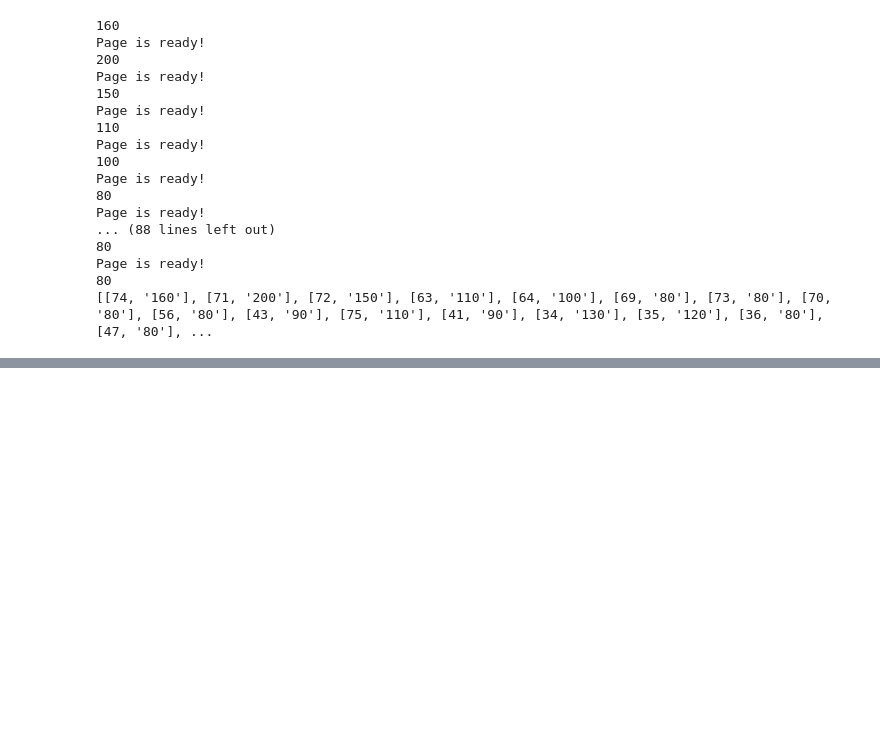
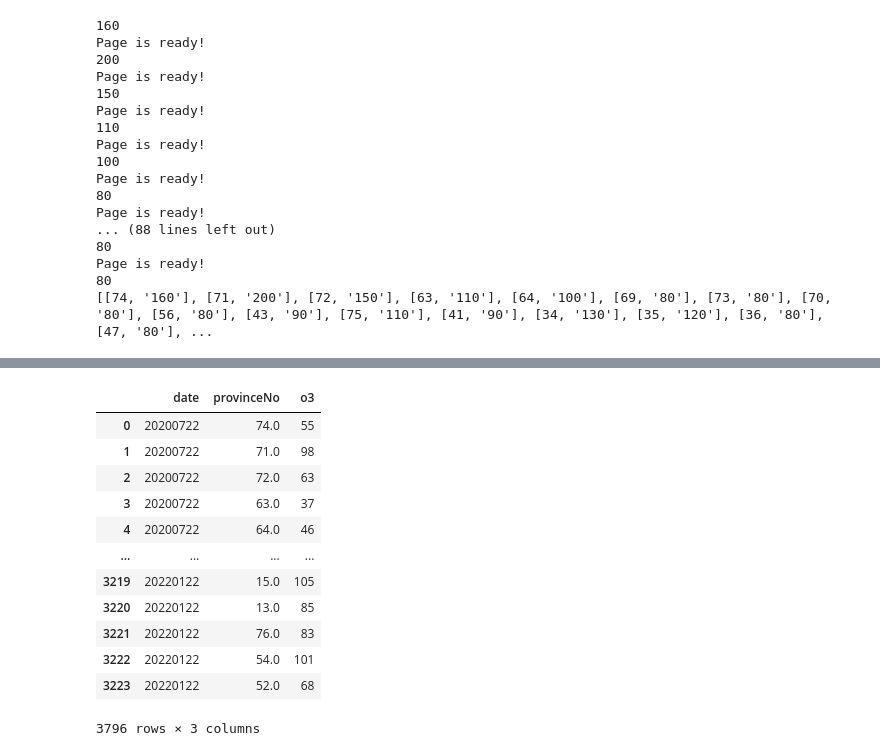
Before and after one commit to Peemajoke/DataSciProject2, a Jupyter notebook: Code/ScrapeData.ipynb, the cells around one changed output, grey strips where cells are left out. Cells and saved outputs as stored; diff of their text form; code cells hidden in the pictures; blank space fills up the shorter version.

```diff
--- a/Code/ScrapeData.ipynb
+++ b/Code/ScrapeData.ipynb
@@ -264,0 +364,21 @@ dfO3.to_csv('../Data/O3Data.csv')
+# %%
+O3Part1 = pd.read_csv('../Data/O3Data_part1.csv')
+O3Part2 = pd.read_csv('../Data/O3Data_part2.4.csv')
+# %%
+O3Data = pd.concat([O3Part1,O3Part2])
+O3Data = O3Data.drop(columns=O3Data.columns[0], axis=1)
+O3Data
+# %% [output]
+|  | date | provinceNo | o3 |
+| 0 | 20200722 | 74.0 | 55 |
+| 1 | 20200722 | 71.0 | 98 |
+| 2 | 20200722 | 72.0 | 63 |
+| 3 | 20200722 | 63.0 | 37 |
+| 4 | 20200722 | 64.0 | 46 |
+| ... | ... | ... | ... |
+| 3219 | 20220122 | 15.0 | 105 |
+| 3220 | 20220122 | 13.0 | 85 |
+| 3221 | 20220122 | 76.0 | 83 |
+| 3222 | 20220122 | 54.0 | 101 |
+| 3223 | 20220122 | 52.0 | 68 |
+3796 rows × 3 columns
```
Also changed, not shown: parts of 7 cells of this notebook, 1 other file.
